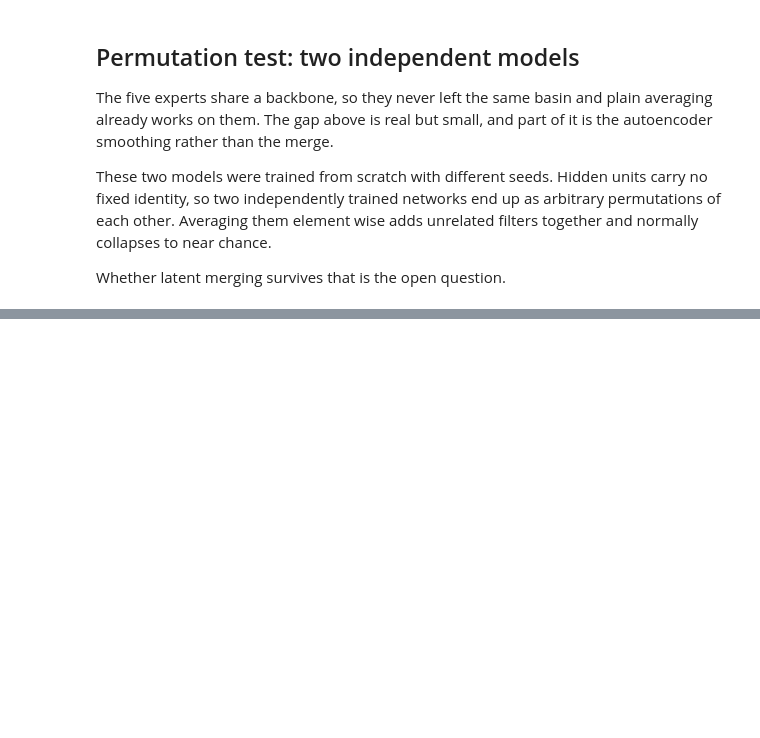
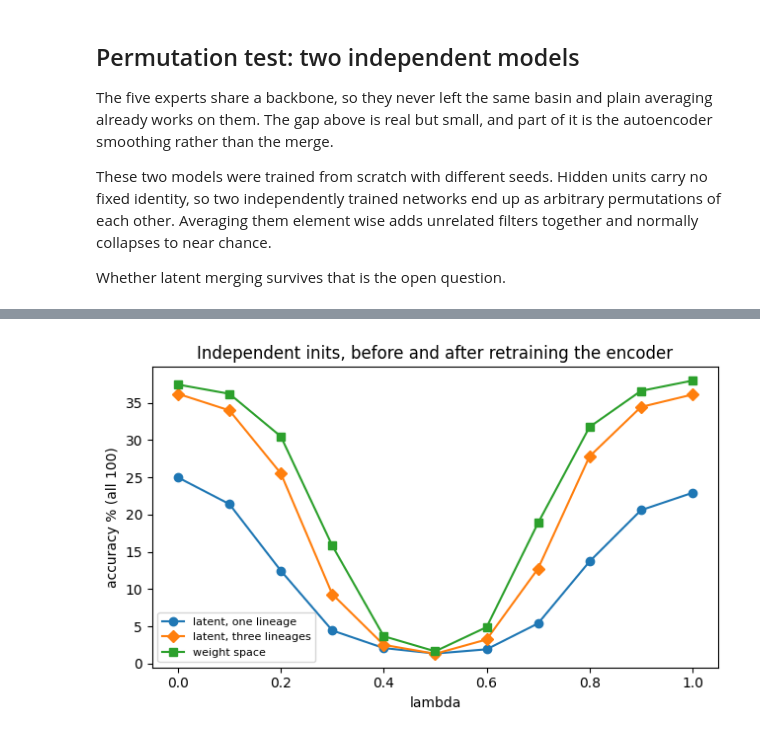
Before and after one commit to Arman-Salahshour/ls-merge-vision, a Jupyter notebook: phase_four_merge_experts_in_latent_space.ipynb, the cells around one changed output, grey strips where cells are left out. Cells and saved outputs as stored; diff of their text form; code cells hidden in the pictures; blank space fills up the shorter version.

```diff
--- a/phase_four_merge_experts_in_latent_space.ipynb
+++ b/phase_four_merge_experts_in_latent_space.ipynb
@@ -180,17 +258,16 @@ rows_ind = []
 for lam in tqdm(lambdas):
     lam = lam.item()
 
-    '''latent space, same machinery as the expert merge above'''
+    '''latent space, decoded onto parent a then the non vae keys interpolated'''
     out = merge_two(tvae_model, loader_a, loader_b, lam)
-    sd_lat = interp_to_state_dict(out, ds_a, ck_bb['state_dict'])
+    sd_lat = interp_to_state_dict(out, ds_a, cka['state_dict'])
+    sd_lat = fill_non_merge_keys(sd_lat, cka['state_dict'], ckb['state_dict'], MERGE_KEYS, lam)
     a_l, _, all_l = eval_state_dict_range(sd_lat, 0, 50, recal_all, full_test_loader)
     b_l, _, _     = eval_state_dict_range(sd_lat, 50, 100, recal_all, full_test_loader)
 
     '''weight space baseline, this is the one expected to collapse'''
     sd_w = merge_weight_space(cka['state_dict'], ckb['state_dict'], MERGE_KEYS, lam)
-    for k, v in ck_bb['state_dict'].items():
-        if k not in MERGE_KEYS:
-            sd_w[k] = v.clone()
+    sd_w = fill_non_merge_keys(sd_w, cka['state_dict'], ckb['state_dict'], MERGE_KEYS, lam)
     a_w, _, all_w = eval_state_dict_range(sd_w, 0, 50, recal_all, full_test_loader)
     b_w, _, _     = eval_state_dict_range(sd_w, 50, 100, recal_all, full_test_loader)
 
@@ -222,0 +321,20 @@ plt.show()
+# %%
+BETA_V2 = 3e-6
+tvae_v2 = TVAE(input_dim=144, model_dim=256, latent_dim=144)
+tvae_v2.load_state_dict(torch.load(f'./res_models/tvae_v2_r1_beta{BETA_V2}.pt',
+                                   weights_only=True)['state_dict'])
+tvae_v2 = tvae_v2.to(device)
+
+rows_v2 = []
+
+for lam in tqdm(lambdas):
+    lam = lam.item()
+
+    out = merge_two(tvae_v2, loader_a, loader_b, lam)
+    sd_lat = interp_to_state_dict(out, ds_a, cka['state_dict'])
+    sd_lat = fill_non_merge_keys(sd_lat, cka['state_dict'], ckb['state_dict'], MERGE_KEYS, lam)
+    a_l, _, all_l = eval_state_dict_range(sd_lat, 0, 50, recal_all, full_test_loader)
+    b_l, _, _     = eval_state_dict_range(sd_lat, 50, 100, recal_all, full_test_loader)
+
+    rows_v2.append((lam, a_l, b_l, all_l))
+    print(f'lam {lam:.2f} | v2 latent 0-49 {a_l:6.2f} 50-99 {b_l:6.2f} all {all_l:6.2f}')
@@ -222,0 +353,15 @@ plt.show()
+# %%
+lams = [r[0] for r in rows_v2]
+fig, ax = plt.subplots(figsize=(6.5, 4))
+ax.plot(lams, [r[3] for r in rows_ind], marker='o', label='latent, one lineage')
+ax.plot(lams, [r[3] for r in rows_v2],  marker='D', label='latent, three lineages')
+ax.plot(lams, [r[6] for r in rows_ind], marker='s', label='weight space')
+ax.set_xlabel('lambda')
+ax.set_ylabel('accuracy % (all 100)')
+ax.set_title('Independent inits, before and after retraining the encoder')
+ax.legend(fontsize=8)
+fig.tight_layout()
+fig.savefig(os.path.join(IMG_PATH, 'permutation_merge_v2.png'), dpi=150)
+plt.show()
+# %% [output]
+[figure, added]
```
Also changed, not shown: parts of 12 cells of this notebook.
